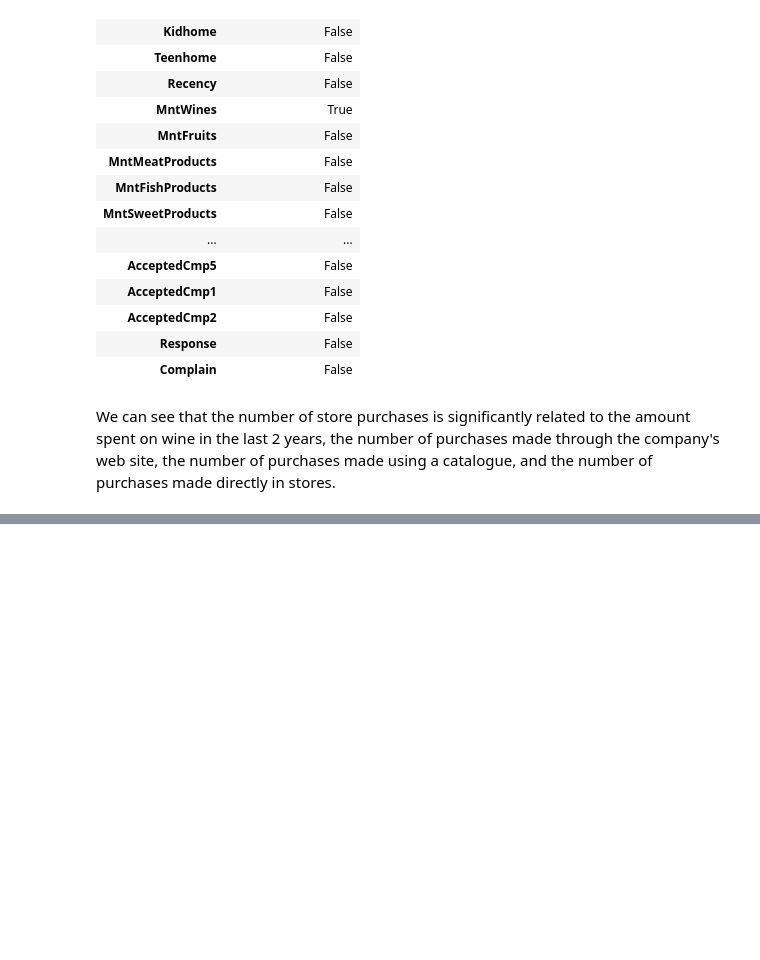
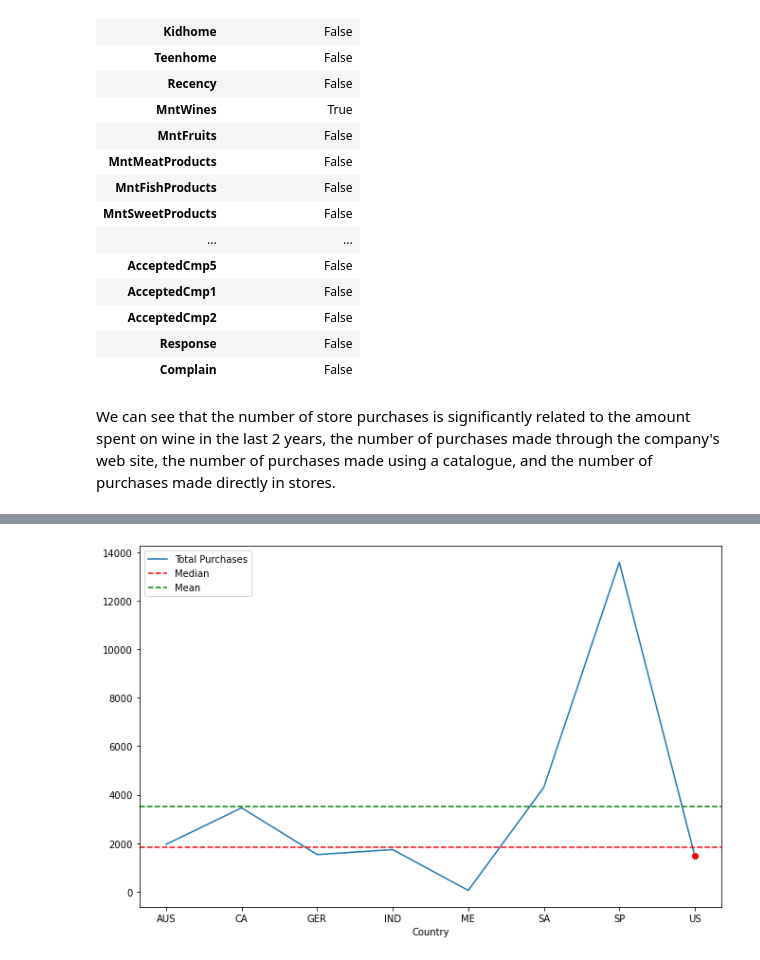
Before and after one commit to andres-troiano/Marketing-Analytics, a Jupyter notebook: Marketing Analytics Project.ipynb, the cells around one changed output, grey strips where cells are left out. Drawn from its saved outputs; the diff is of its cells as text; code cells hidden in the pictures; blank space fills up the shorter version.

```diff
--- a/Marketing Analytics Project.ipynb
+++ b/Marketing Analytics Project.ipynb
@@ -203,0 +210,7 @@ We can see that the number of store purchases is significantly related to the am
+# %%
+# me armo un df que tenga sólo con las compras totales y el país
+
+# acá estoy haciendo ingeniería de una nueva variable
+df['Total Purchases']= df.iloc[:, 16:19].sum(axis=1)
+
+df.head()
@@ -203,0 +225,20 @@ We can see that the number of store purchases is significantly related to the am
+# %%
+# Ahora agrupo por país
+
+#df.groupby(['Country']).sum()
+
+purchases_by_country = df[['Total Purchases', 'Country']].groupby(['Country']).sum()
+
+fig, ax = plt.subplots(figsize=(11, 7))
+g = sns.lineplot(data=purchases_by_country, ax=ax)
+_ = plt.plot(purchases_by_country.iloc[[-1]], 'or')
+
+# calculate median purchases by country
+median_purchases = purchases_by_country['Total Purchases'].median()
+mean_purchases = purchases_by_country['Total Purchases'].mean()
+
+_ = plt.axhline(median_purchases, xmin=0, xmax=1, color = 'r', linestyle='--', label='Median')
+_ = plt.axhline(mean_purchases, xmin=0, xmax=1, color = 'g', linestyle='--', label='Mean')
+_ = ax.legend()
+# %% [output]
+[figure, added]
```
Also changed, not shown: parts of 10 cells of this notebook.
